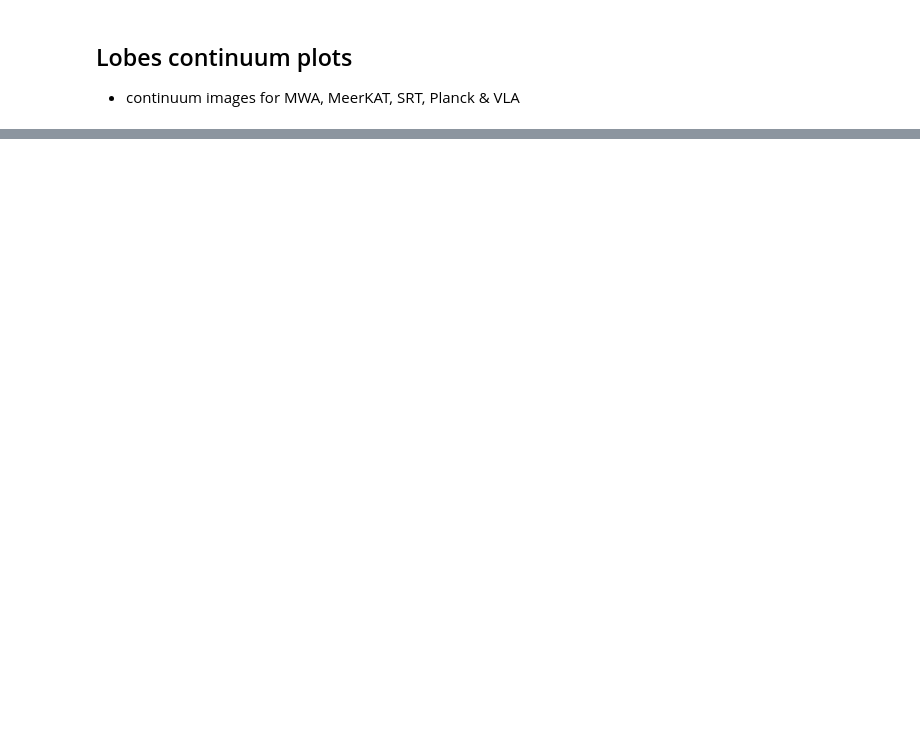
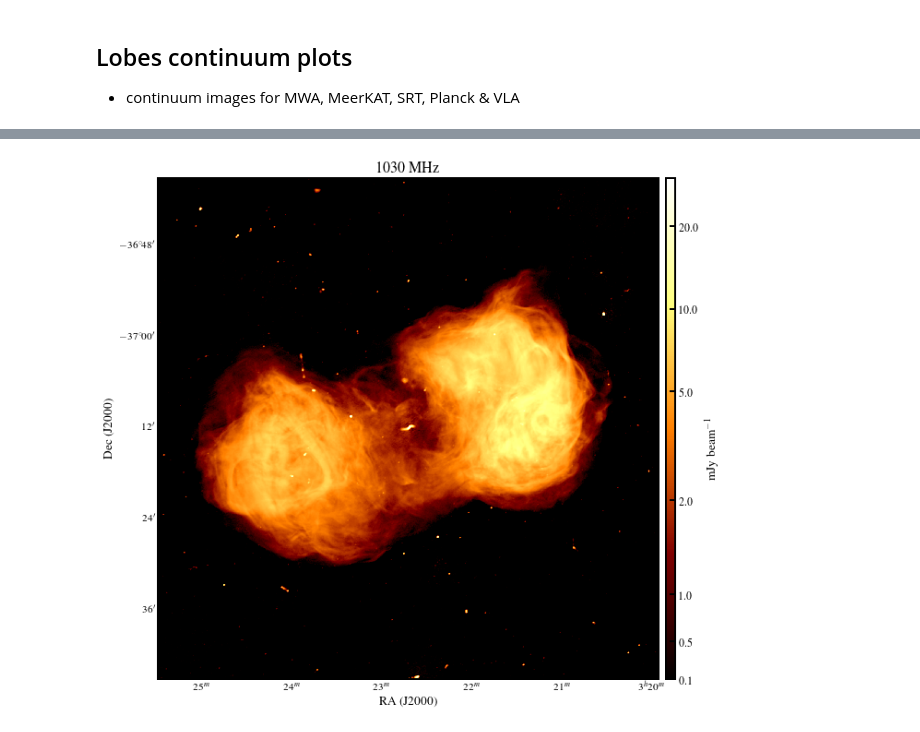
Before and after one commit to Fil8/contData, a Jupyter notebook: Lobes-cont-plots.ipynb, the cells around one changed output, grey strips where cells are left out. Cells and saved outputs as stored; diff of their text form; code cells hidden in the pictures; blank space fills up the shorter version.

```diff
--- a/Lobes-cont-plots.ipynb
+++ b/Lobes-cont-plots.ipynb
@@ -423,7 +432,7 @@ fig.savefig(figDir+'Srt_continuum_images.pdf',format='pdf',
 #-------------------------------#
 # MeerKAT                       #
 #-------------------------------#
-import fluxInt, headPlay
+from ants import fluxInt, headPlay
 fint = fluxInt.fluxint()
 hp = headPlay.headplay()
 fint.rootdir = rootDir
@@ -481,14 +490,14 @@ fig = plt.figure(figsize=(10, 10))
 f22 = fits.getdata(b, ext=0)
 img = plt.imshow(f22, cmap="afmhot",norm=SymLogNorm(2),vmin=1e-1,vmax=3e1)
 plt.gca().set_visible(False)
-cax = plt.axes([0.912, 0.1, 0.015, 0.8])
+cax = plt.axes([0.9, 0.125, 0.015, 0.755])
 cbar = plt.colorbar(cax=cax,ticks=[0.1,0.5,1,2,5,10,20],
                     orientation='vertical', format='%.1f')
 ax = cbar.ax
 ax.text(3.9,0.5,r'mJy beam$^{-1}$',rotation=90)
 #cbar.set_ticks([0.1,0.2,0.5,1,2,5,10,20])
 
-f1 = aplpy.FITSFigure(b, figure=fig,subplot=[0.1,0.1,0.8,0.8])
+f1 = aplpy.FITSFigure(b, figure=fig)
 f1.set_theme('publication')
 f1.frame.set_linewidth(2)
 
@@ -509,10 +518,11 @@ f1.show_colorscale(aspect='equal', cmap='afmhot',stretch = 'log',exponent=4,vmin
 #f1.colorbar.set_ticks([0.1,0.2,0.5,1,2,5,10,20])
 
 #f1.show_contour(b,levels=[0.1], colors='white',lw=2)
-f1.add_beam()
-f1.beam.show()
-f1.beam.set_corner('bottom left')
-f1.beam.set(edgecolor = 'white', facecolor = 'None', linewidth=1)
+#f1.add_beam()
+#f1.beam.show()
+#f1.beam.set_corner('bottom left')
+#f1.beam.set(edgecolor = 'k', facecolor = 'k', linewidth=2)
+#f1.beam.set_frame(True)
 
 f1.set_title('1030 MHz')
 
@@ -528,36 +538,38 @@ f1.axis_labels.set_xtext('RA (J2000)')
 f1.axis_labels.set_ytext('Dec (J2000)')
 f1.tick_labels.set_xformat('hh:mm')
 f1.tick_labels.set_yformat('dd:mm')
 f1.tick_labels.set_font( weight='book', size='small',
                          stretch='normal', family='serif',
                          style='normal', variant='normal')
 f1.ticks.set_color('k')
 f1.ticks.set_length(6)  # points
 f1.ticks.set_linewidth(2)  # points
 f1.ticks.set_minor_frequency(3)
 f1.ticks.show()
 
 #f1.colorbar.show()
 #f1.colorbar.set_axis_label_text(r'mJy beam$^{-1}$')
-f1.show_regions(rootDir+'inIms/regions/WL.reg')
-f1.show_regions(rootDir+'inIms/regions/ToT.reg')
-f1.show_regions(rootDir+'inIms/regions/EL.reg')
+#f1.show_regions(rootDir+'inIms/regions/WL.reg')
+#f1.show_regions(rootDir+'inIms/regions/ToT.reg')
+#f1.show_regions(rootDir+'inIms/regions/EL.reg')
 #f1.show_regions(rootDir+'inIms/regions/Ean3.reg')
 #f1.show_regions(rootDir+'inIms/regions/Ean4.reg')
 #f1.show_regions(rootDir+'inIms/regions/Ean5.reg')
 #f1.show_regions(rootDir+'inIms/regions/Ean6.reg')
 
 #f1.show_regions(rootDir+'inIms/regions/Wan0.reg')
 #f1.show_regions(rootDir+'inIms/regions/Wan1.reg')
 #f1.show_regions(rootDir+'inIms/regions/Wan2.reg')
 #f1.show_regions(rootDir+'inIms/regions/Wan3.reg')
 #f1.show_regions(rootDir+'inIms/regions/Wan4.reg')
 #f1.show_regions(rootDir+'inIms/regions/Wan5.reg')
 #f1.show_regions(rootDir+'inIms/regions/Wan6.reg')
 #fig.canvas.draw()
 #fig.tight_layout()
 fig.savefig(figDir+'Meer1030_continuum_imageRegLb12.pdf',
             dpi=300,transparent=True,format='pdf',bbox_inches='tight',overwrite=True)
+# %% [output]
+[figure, added]
 # %%
 #-------------------------------------------------#
 # Planck
```
Also changed, not shown: parts of 8 cells of this notebook, 11 other files.
